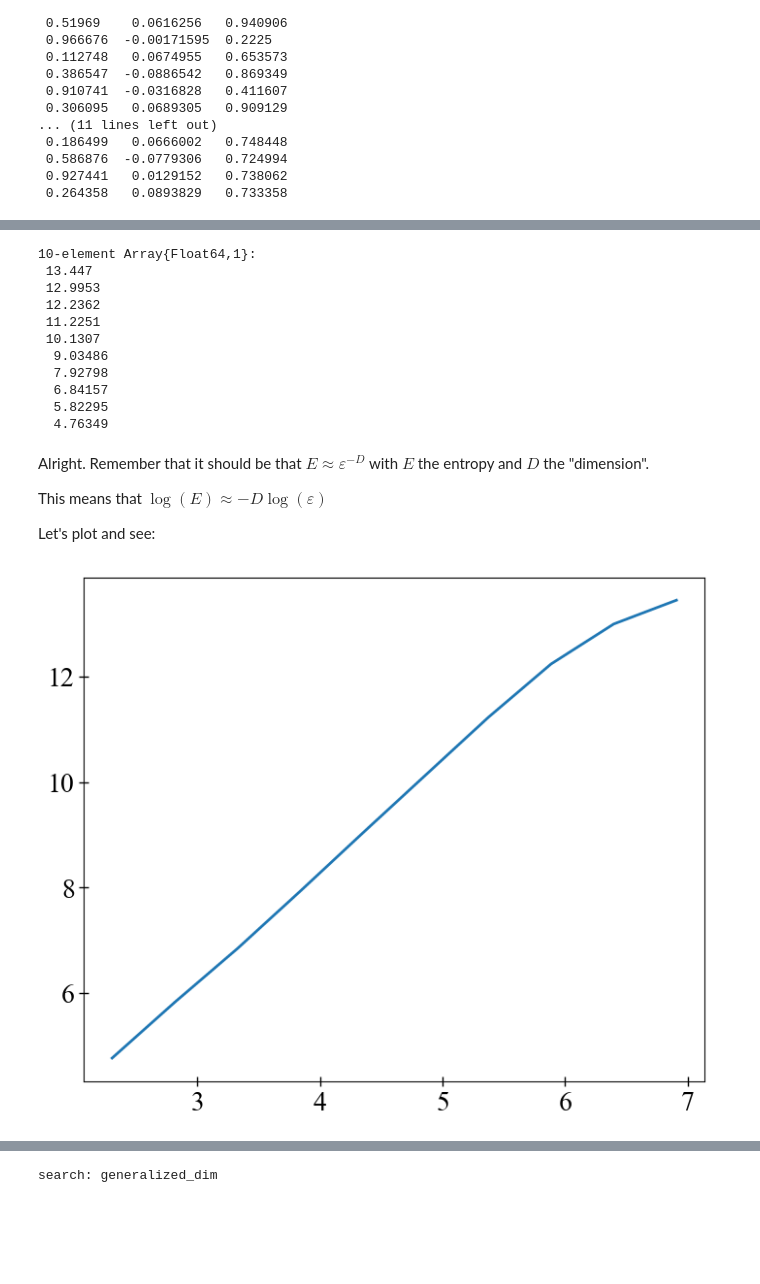
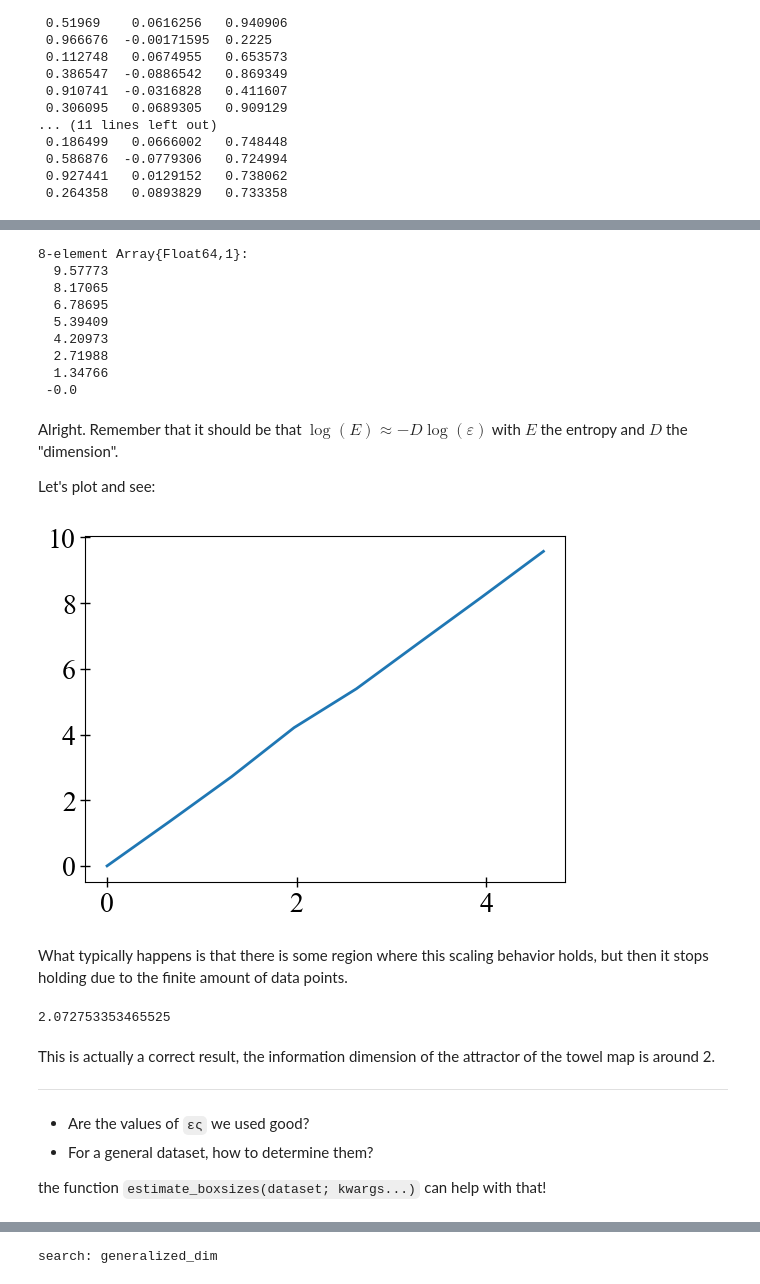
Before and after one commit to xorJane/tutorials, a Jupyter notebook: 5. Entropies & Dimensions.ipynb, the cells around one changed output, grey strips where cells are left out. Saved outputs shown, nothing was run; the diff lists cells and outputs as text; code cells hidden in the pictures; blank space fills up the shorter version.

```diff
--- a/5. Entropies & Dimensions.ipynb
+++ b/5. Entropies & Dimensions.ipynb
@@ -123,6 +123,6 @@ tr = trajectory(towel, 1000000) # more points = more precision = more computatio
 # %%
 # I want to compute `genentropy` for different ε.
 # Which ε to use?...
-# Let's do logspace based guess...
-ες = logspace(-3, -1, 10)
+# Let's do a random logspace based guess...
+ες = logspace(-2, 0, 8)
 # %% [output]
@@ -163,25 +142,39 @@ for (i, ε) ∈ enumerate(ες)
 end
 Es
 # %% [output]
-10-element Array{Float64,1}:
- 13.447
- 12.9953
- 12.2362
- 11.2251
- 10.1307
-  9.03486
-  7.92798
-  6.84157
-  5.82295
-  4.76349
+8-element Array{Float64,1}:
+  9.57773
+  8.17065
+  6.78695
+  5.39409
+  4.20973
+  2.71988
+  1.34766
+ -0.0
 # %% [markdown]
-Alright. Remember that it should be that $ E \approx \varepsilon^{-D}$ with $E$ the entropy and $D$ the "dimension".
-
-This means that $\log(E) \approx -D\log(\varepsilon)$
+Alright. Remember that it should be that $\log(E) \approx -D\log(\varepsilon)$
+ with $E$ the entropy and $D$ the "dimension".
 
 Let's plot and see:
 # %%
-using PyPlot; figure(figsize = (8,6))
-plot(-log.(ες), Es);
+using PyPlot; figure(figsize = (6,4))
+plot(-log.(ες), Es); xlabel("ε"); ylabel("E");
 # %% [output]
-[figure, old version]
+[figure, new version]
+# %% [markdown]
+What typically happens is that there is some region where this scaling behavior holds, but then it stops holding due to the finite amount of data points.
+# %%
+# Find the slope of the curve there.
+offset, slope = linreg(-log.(ες), Es)
+D = slope
+# %% [output]
+2.072753353465525
+# %% [markdown]
+This is actually a correct result, the information dimension of the attractor of the towel map is around 2.
+
+---
+
+* Are the values of `ες` we used good?
+* For a general dataset, how to determine them?
+
+the function `estimate_boxsizes(dataset; kwargs...)` can help with that!
```
Also changed, not shown: parts of 29 cells of this notebook, 1 other file.
